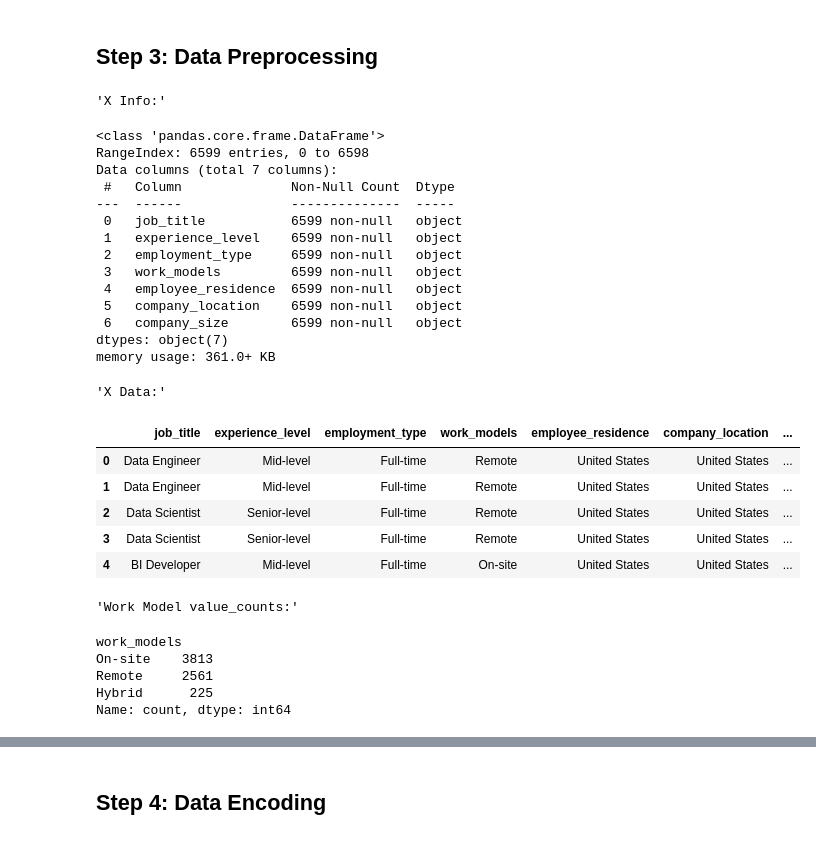
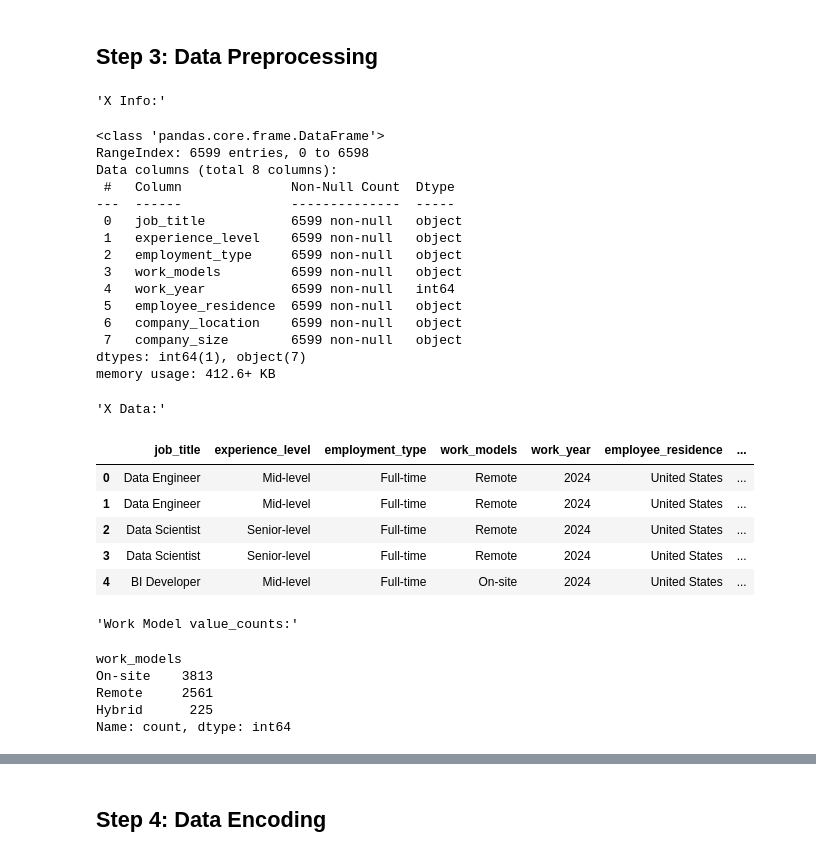
Before and after one commit to tlockhart/project-2, a Jupyter notebook: final_results/salary_data_classifier.ipynb, the cells around one changed output, grey strips where cells are left out. Cells and saved outputs as stored; diff of their text form; code cells hidden in the pictures.

```diff
--- a/final_results/salary_data_classifier.ipynb
+++ b/final_results/salary_data_classifier.ipynb
@@ -237,39 +240,41 @@ high                  1913   230741.914794
 # %%
 # Load X dataset:
 # Drop collinear data:
 X = salary_df.copy()
-X = X.drop(columns=["salary", "salary_currency", "salary_in_usd", "work_year"], axis=1)
+# X = X.drop(columns=["salary", "salary_currency", "salary_in_usd", "work_year"], axis=1)
+X = X.drop(columns=["salary", "salary_currency", "salary_in_usd"], axis=1)
 
 display("X Info:")
 X.info()
 display("X Data:", X.head())
 display("Work Model value_counts:", X["work_models"].value_counts())
 
 # Get Nominal Column Names Only
 nominal_features = X.select_dtypes(include="object").columns
 # %% [output]
 'X Info:'
 <class 'pandas.core.frame.DataFrame'>
 RangeIndex: 6599 entries, 0 to 6598
-Data columns (total 7 columns):
+Data columns (total 8 columns):
  #   Column              Non-Null Count  Dtype
 ---  ------              --------------  -----
  0   job_title           6599 non-null   object
  1   experience_level    6599 non-null   object
  2   employment_type     6599 non-null   object
  3   work_models         6599 non-null   object
- 4   employee_residence  6599 non-null   object
- 5   company_location    6599 non-null   object
- 6   company_size        6599 non-null   object
-dtypes: object(7)
-memory usage: 361.0+ KB
+ 4   work_year           6599 non-null   int64
+ 5   employee_residence  6599 non-null   object
+ 6   company_location    6599 non-null   object
+ 7   company_size        6599 non-null   object
+dtypes: int64(1), object(7)
+memory usage: 412.6+ KB
 'X Data:'
-|  | job_title | experience_level | employment_type | work_models | employee_residence | company_location | ... |
-| 0 | Data Engineer | Mid-level | Full-time | Remote | United States | United States | ... |
-| 1 | Data Engineer | Mid-level | Full-time | Remote | United States | United States | ... |
-| 2 | Data Scientist | Senior-level | Full-time | Remote | United States | United States | ... |
-| 3 | Data Scientist | Senior-level | Full-time | Remote | United States | United States | ... |
-| 4 | BI Developer | Mid-level | Full-time | On-site | United States | United States | ... |
+|  | job_title | experience_level | employment_type | work_models | work_year | employee_residence | ... |
+| 0 | Data Engineer | Mid-level | Full-time | Remote | 2024 | United States | ... |
+| 1 | Data Engineer | Mid-level | Full-time | Remote | 2024 | United States | ... |
+| 2 | Data Scientist | Senior-level | Full-time | Remote | 2024 | United States | ... |
+| 3 | Data Scientist | Senior-level | Full-time | Remote | 2024 | United States | ... |
+| 4 | BI Developer | Mid-level | Full-time | On-site | 2024 | United States | ... |
 'Work Model value_counts:'
 work_models
 On-site    3813
```
Also changed, not shown: parts of 16 cells of this notebook, 6 other files.
